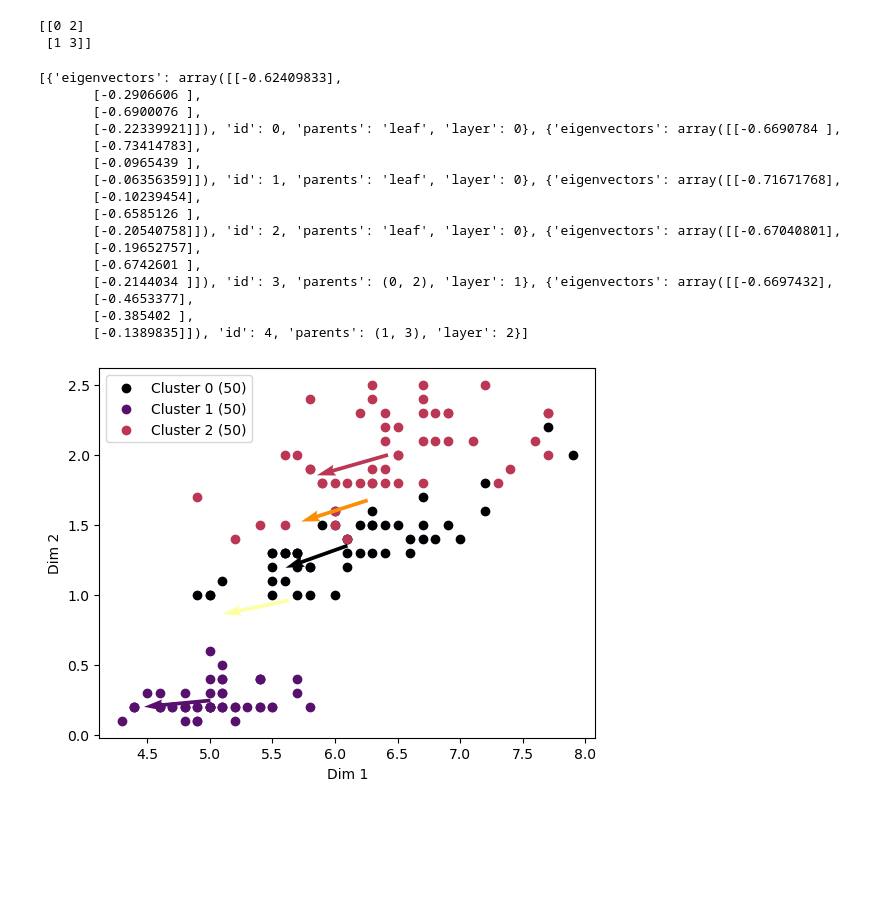
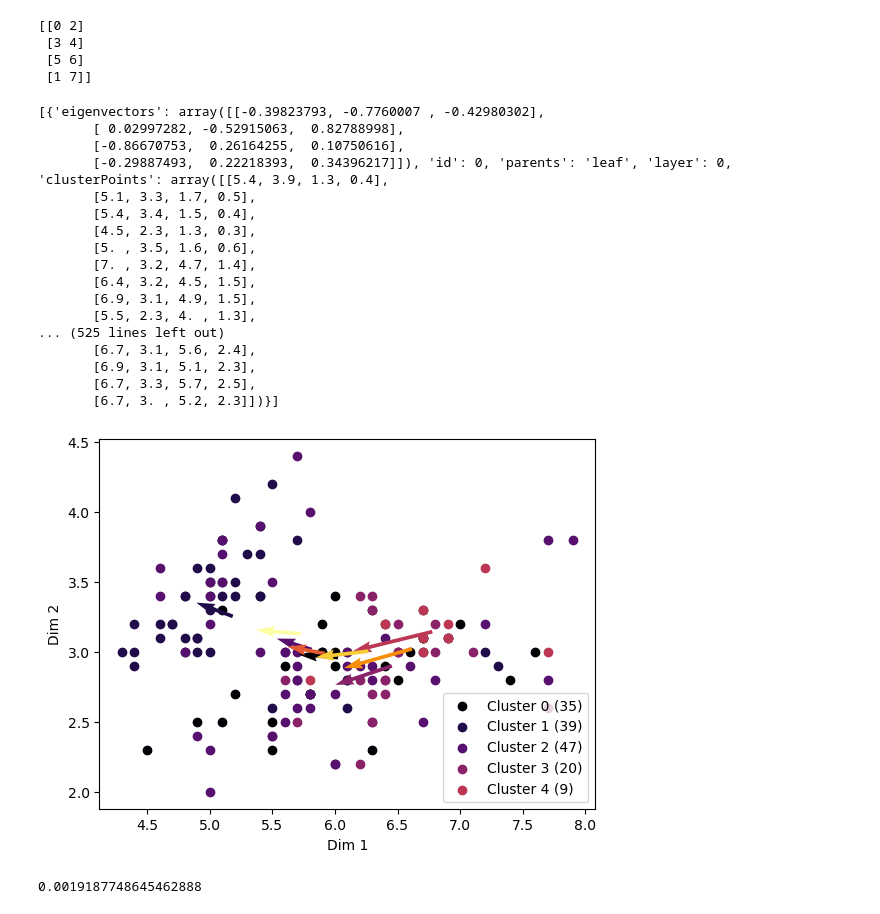
Before and after one commit to Arne-Wiese/bachelorarbeit, a Jupyter notebook: myCluster_test.ipynb, the cells around one changed output. Saved outputs shown, nothing was run; the diff lists cells and outputs as text; code cells hidden in the pictures; blank space fills up the shorter version.

```diff
--- a/myCluster_test.ipynb
+++ b/myCluster_test.ipynb
@@ -4,5 +30,5 @@ from sklearn.datasets import load_iris
 # %%
 iris = load_iris()
-X = iris.data
+X_1 = iris.data
 # %%
-model = myCluster(X, 3, 1)
+model = myCluster(X_1, 5, 3)
@@ -14,4 +55,6 @@ model.plot_dendrogram()
 print(model.model.children_)
 # %% [output]
 [[0 2]
- [1 3]]
+ [3 4]
+ [5 6]
+ [1 7]]
@@ -21,23 +61,26 @@ model.agg_eigenvectors()
 # %%
 print(model.hierarchy)
 # %% [output]
-[{'eigenvectors': array([[-0.62409833],
-       [-0.2906606 ],
-       [-0.6900076 ],
-       [-0.22339921]]), 'id': 0, 'parents': 'leaf', 'layer': 0}, {'eigenvectors': array([[-0.6690784 ],
-       [-0.73414783],
-       [-0.0965439 ],
-       [-0.06356359]]), 'id': 1, 'parents': 'leaf', 'layer': 0}, {'eigenvectors': array([[-0.71671768],
-       [-0.10239454],
-       [-0.6585126 ],
-       [-0.20540758]]), 'id': 2, 'parents': 'leaf', 'layer': 0}, {'eigenvectors': array([[-0.67040801],
-       [-0.19652757],
-       [-0.6742601 ],
-       [-0.2144034 ]]), 'id': 3, 'parents': (0, 2), 'layer': 1}, {'eigenvectors': array([[-0.6697432],
-       [-0.4653377],
-       [-0.385402 ],
-       [-0.1389835]]), 'id': 4, 'parents': (1, 3), 'layer': 2}]
+[{'eigenvectors': array([[-0.39823793, -0.7760007 , -0.42980302],
+       [ 0.02997282, -0.52915063,  0.82788998],
+       [-0.86670753,  0.26164255,  0.10750616],
+       [-0.29887493,  0.22218393,  0.34396217]]), 'id': 0, 'parents': 'leaf', 'layer': 0, 'clusterPoints': array([[5.4, 3.9, 1.3, 0.4],
+       [5.1, 3.3, 1.7, 0.5],
+       [5.4, 3.4, 1.5, 0.4],
+       [4.5, 2.3, 1.3, 0.3],
+       [5. , 3.5, 1.6, 0.6],
+       [7. , 3.2, 4.7, 1.4],
+       [6.4, 3.2, 4.5, 1.5],
+       [6.9, 3.1, 4.9, 1.5],
+       [5.5, 2.3, 4. , 1.3],
+... (525 lines left out)
+       [6.7, 3.1, 5.6, 2.4],
+       [6.9, 3.1, 5.1, 2.3],
+       [6.7, 3.3, 5.7, 2.5],
+       [6.7, 3. , 5.2, 2.3]])}]
 # %%
-model.plot_2d_scatter(0, 3)
+model.plot_2d_scatter(0, 1)
+print(model.vqpca.global_mean_squared_reconstruction_error)
 # %% [output]
-[figure, old version]
+[figure, new version]
+0.0019187748645462888
```
Also changed, not shown: parts of 6 cells of this notebook, 2 other files.
